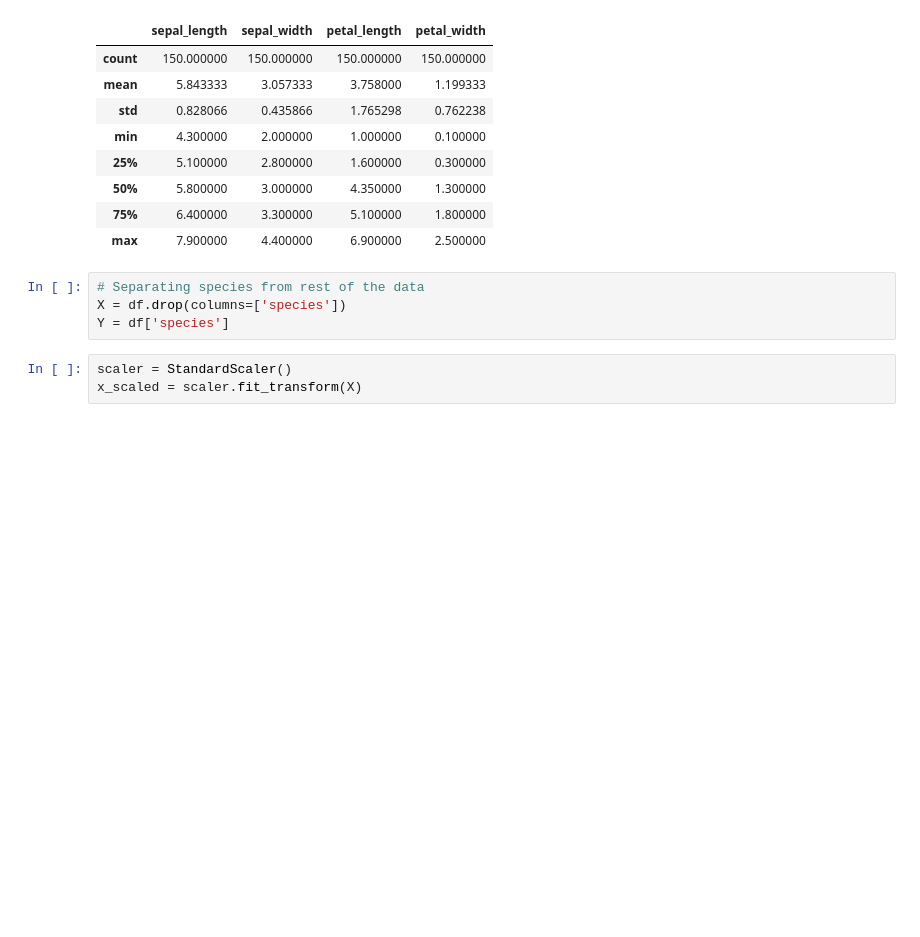
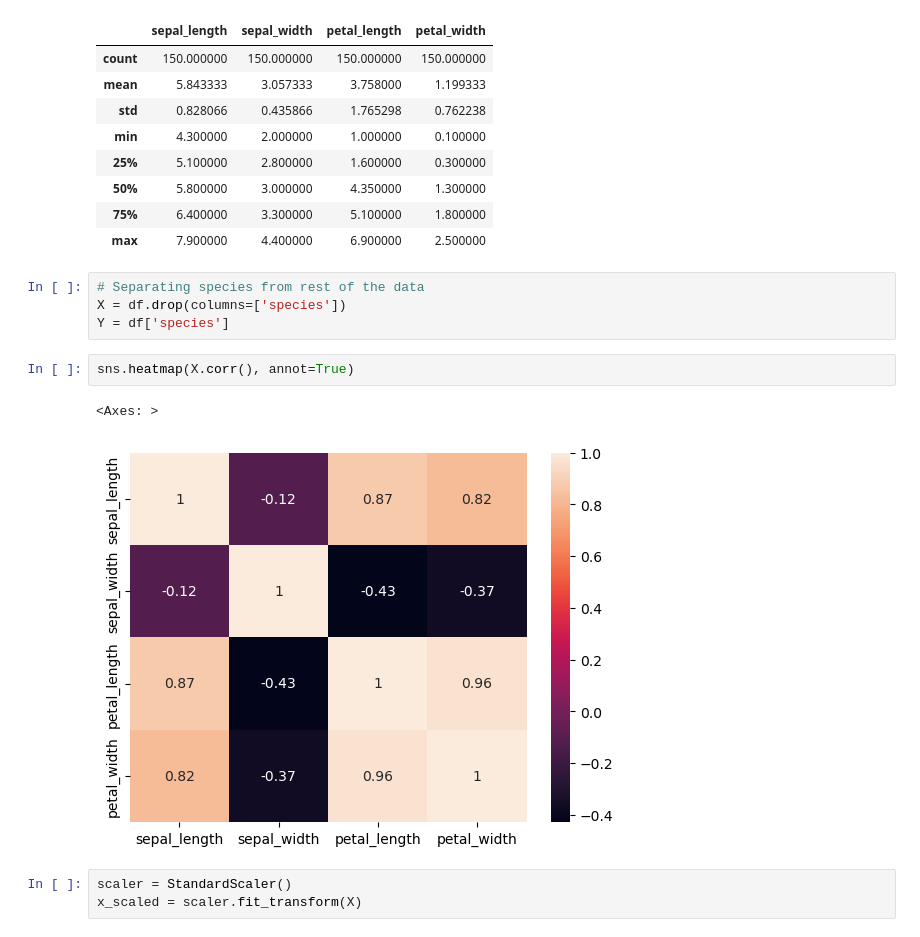
Before and after one commit to chanekarayush/Pict-Practicals, a Jupyter notebook: assignment4/pca-iris-dataset.ipynb, the cells around one changed output. Saved outputs shown, nothing was run; the diff lists cells and outputs as text; blank space fills up the shorter version.

```diff
--- a/assignment4/pca-iris-dataset.ipynb
+++ b/assignment4/pca-iris-dataset.ipynb
@@ -47,6 +45,11 @@ Dataset Description
 # Separating species from rest of the data
 X = df.drop(columns=['species'])
 Y = df['species']
+# %%
+sns.heatmap(X.corr(), annot=True)
+# %% [output]
+<Axes: >
+[figure, added]
 # %%
 scaler = StandardScaler()
 x_scaled = scaler.fit_transform(X)
```
Also changed, not shown: parts of 1 cell of this notebook, 1 other file.
